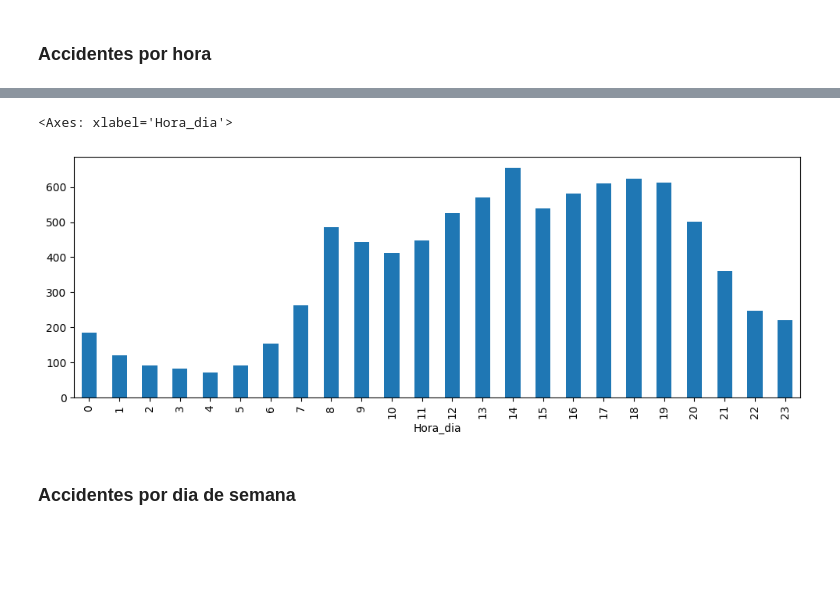
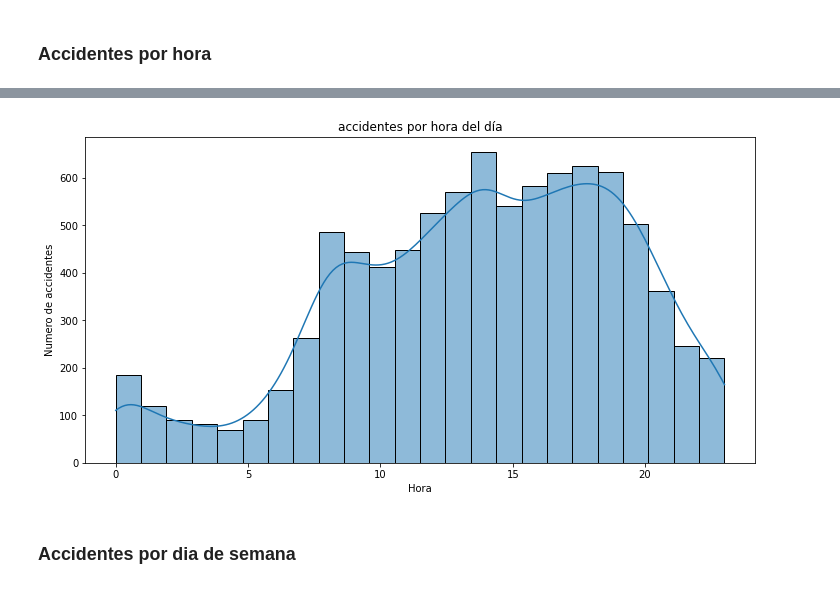
Before and after one commit to NayanAndaluz/Barcelona-Accidents-Analysis, a Jupyter notebook: EDA_and_modeling.ipynb, the cells around one changed output, grey strips where cells are left out. Cells and saved outputs as stored; diff of their text form; code cells hidden in the pictures; blank space fills up the shorter version.

```diff
--- a/EDA_and_modeling.ipynb
+++ b/EDA_and_modeling.ipynb
@@ -131,13 +167,12 @@ df.groupby('Nom_districte').count()
-# %%
-(
-    df.
-    groupby(["Hora_dia"])
-    ['Numero_expedient'].count()
-    .plot(kind = "bar", figsize = (12, 4))
-)
-# %% [output]
-<Axes: xlabel='Hora_dia'>
-[figure, removed]
+# %%
+plt.figure(figsize=(12, 6))
+sns.histplot(df['Hora_dia'], bins=24, kde=True)
+plt.title('accidentes por hora del día')
+plt.xlabel('Hora')
+plt.ylabel('Numero de accidentes')
+plt.show()
+# %% [output]
+[figure, added]
 # %% [markdown]
 ### Accidentes por dia de semana
 # %%
```
Also changed, not shown: parts of 69 cells of this notebook.
